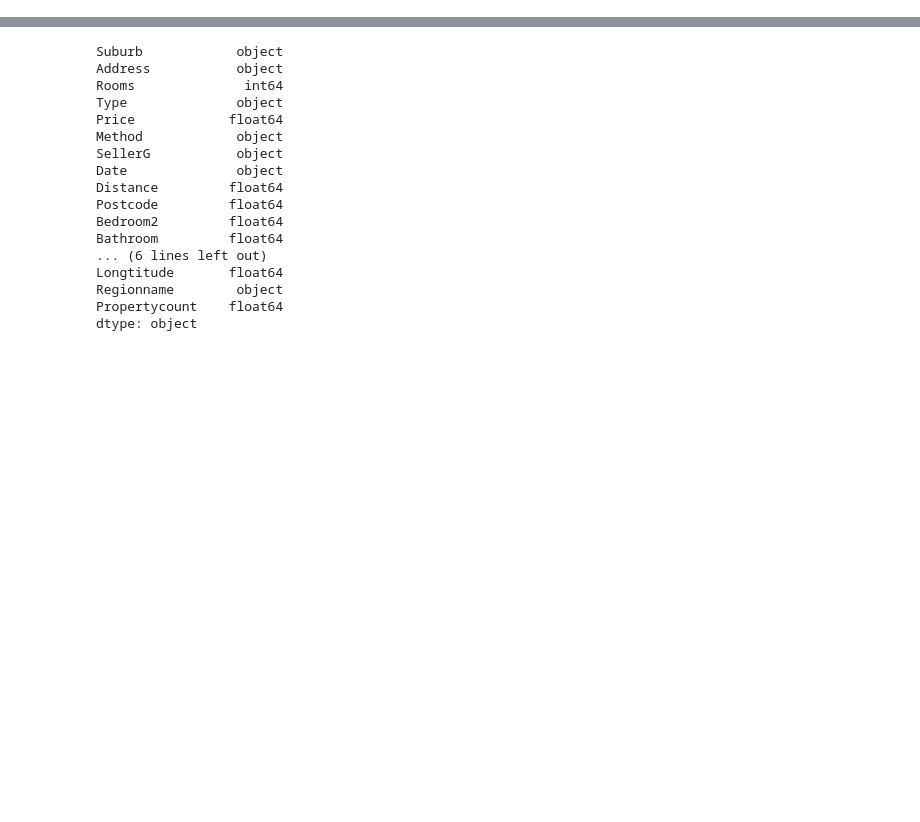
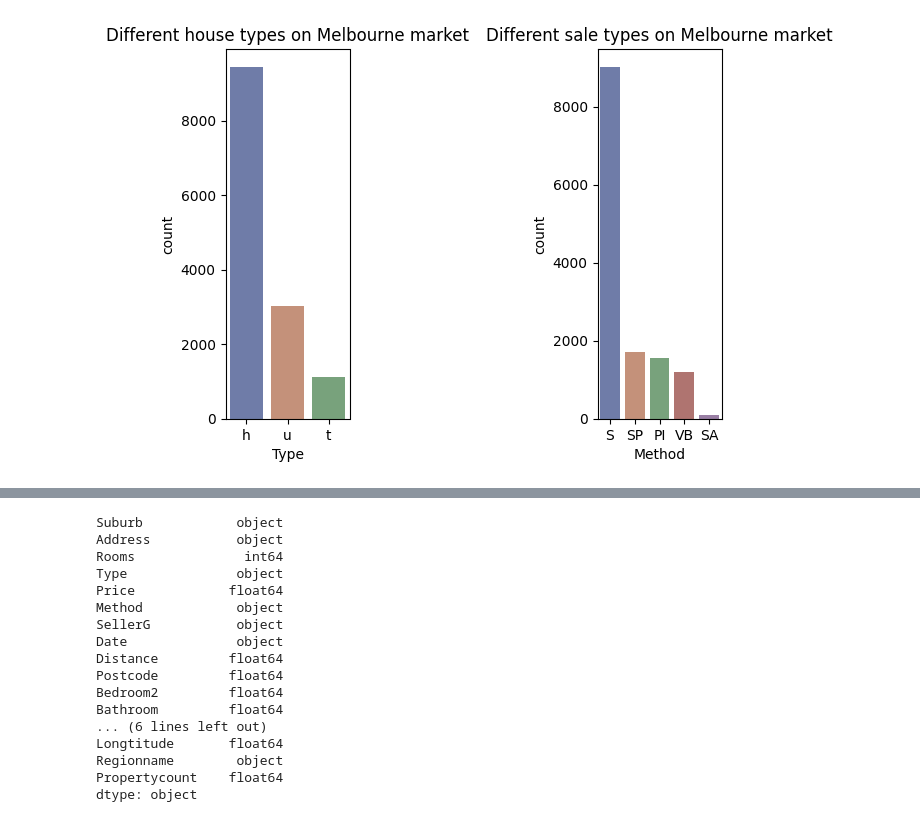
Before and after one commit to jingyun0312/Melbourne_house_1, a Jupyter notebook: mel_house.ipynb, the cells around one changed output, grey strips where cells are left out. Saved outputs shown, nothing was run; the diff lists cells and outputs as text; code cells hidden in the pictures; blank space fills up the shorter version.

```diff
--- a/mel_house.ipynb
+++ b/mel_house.ipynb
@@ -49,0 +56,29 @@ df_house.info
+# %%
+fig, (ax1, ax2) = plt.subplots(1, 2)
+sns.countplot(
+    data=df_house,
+    x="Type",
+    # errorbar="sd",
+    palette="dark",
+    alpha=.6,
+    ax=ax1
+)
+ax1.set_title('Different house types on Melbourne market')
+
+sns.countplot(
+    data=df_house,
+    x="Method",
+    # errorbar="sd",
+    palette="dark",
+    alpha=.6,
+    ax=ax2
+)
+ax2.set_title('Different sale types on Melbourne market')
+plt.subplots_adjust(wspace=2)
+plt.show()
+
+# g.despine(left=True)
+# g.set_axis_labels("", "Body mass (g)")
+# g.legend.set_title("Different house type on Melbourne market")
+# %% [output]
+[figure, added]
```
Also changed, not shown: parts of 53 cells of this notebook.
